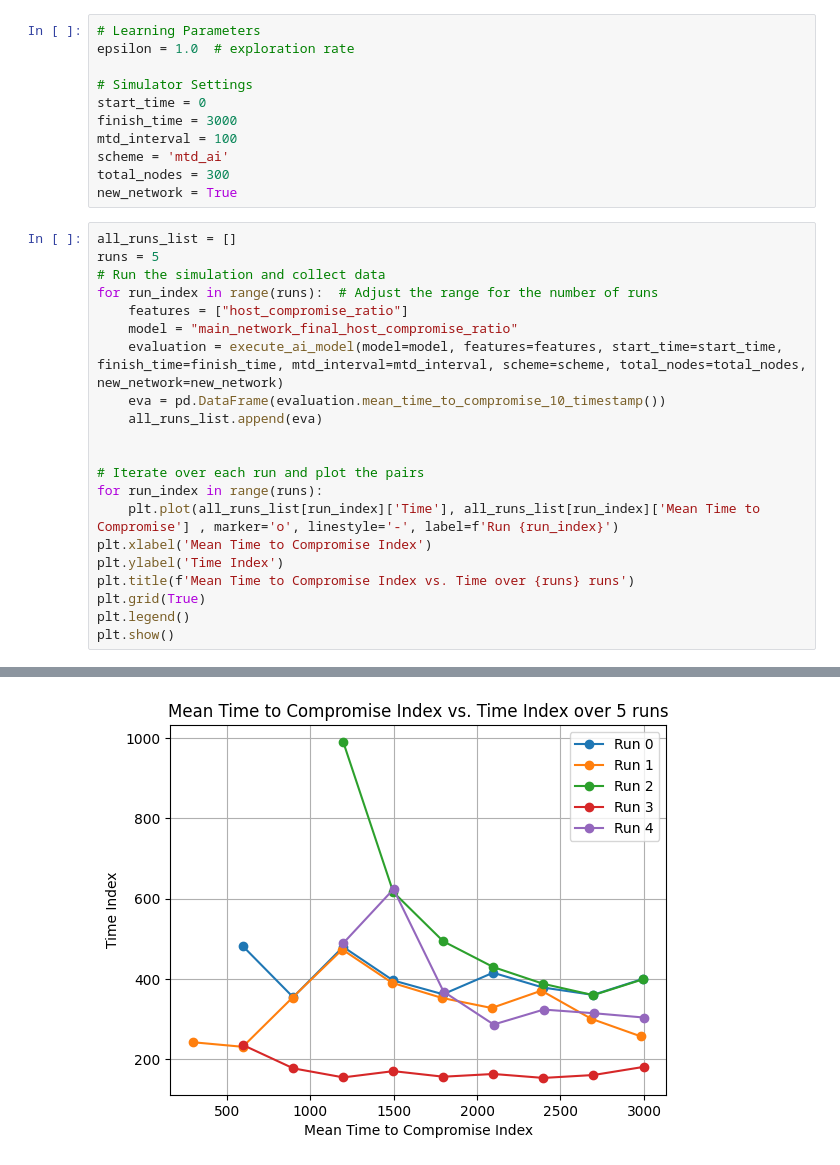
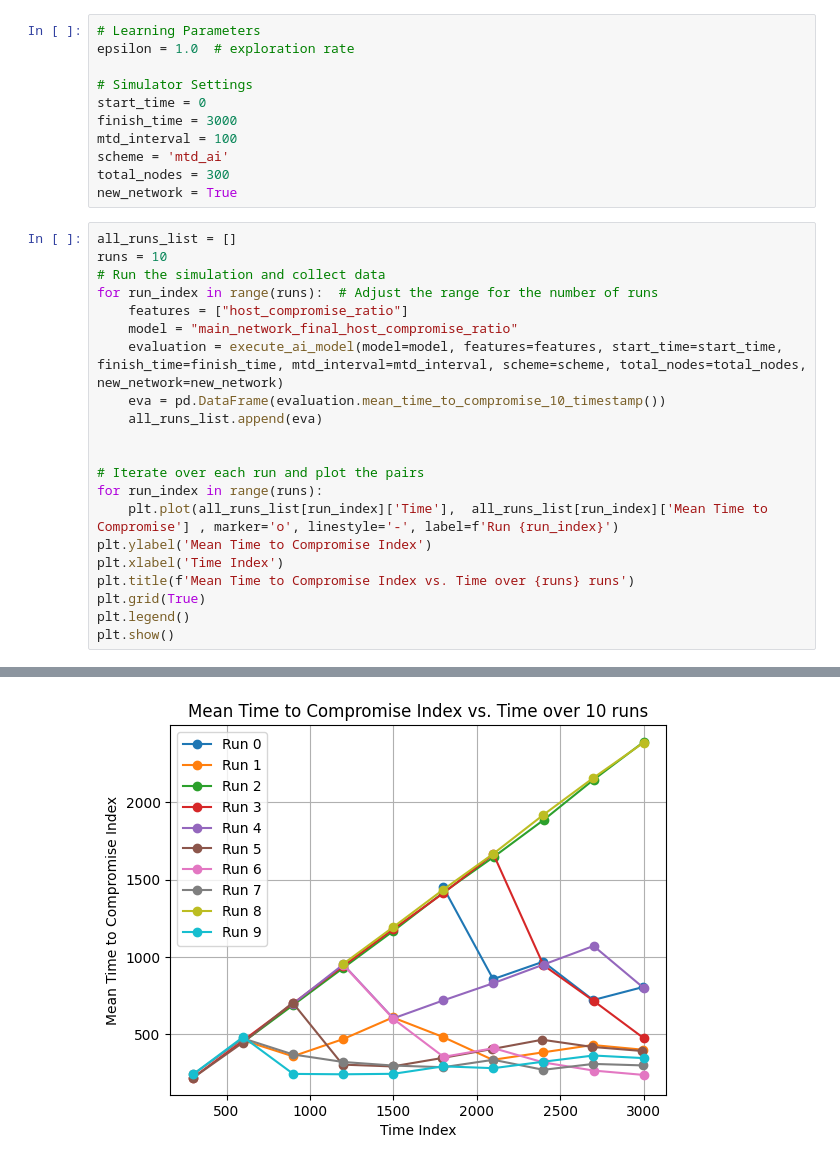
Before and after one commit to MoeBuTa/MTDSim, a Jupyter notebook: experiments/plot_metrics.ipynb, the cells around one changed output, grey strips where cells are left out. Drawn from its saved outputs; the diff is of its cells as text.

```diff
--- a/experiments/plot_metrics.ipynb
+++ b/experiments/plot_metrics.ipynb
@@ -40,7 +40,7 @@ total_nodes = 300
 new_network = True
 # %%
 all_runs_list = []
-runs = 5
+runs = 10
 # Run the simulation and collect data
 for run_index in range(runs):  # Adjust the range for the number of runs
     features = ["host_compromise_ratio"]
@@ -52,9 +52,9 @@ for run_index in range(runs):  # Adjust the range for the number of runs
 
 # Iterate over each run and plot the pairs
 for run_index in range(runs):
-    plt.plot(all_runs_list[run_index]['Time'], all_runs_list[run_index]['Mean Time to Compromise'] , marker='o', linestyle='-', label=f'Run {run_index}')
-plt.xlabel('Mean Time to Compromise Index')
-plt.ylabel('Time Index')
+    plt.plot(all_runs_list[run_index]['Time'],  all_runs_list[run_index]['Mean Time to Compromise'] , marker='o', linestyle='-', label=f'Run {run_index}')
+plt.ylabel('Mean Time to Compromise Index')
+plt.xlabel('Time Index')
 plt.title(f'Mean Time to Compromise Index vs. Time over {runs} runs')
 plt.grid(True)
 plt.legend()
@@ -80,3 +80,3 @@ MTD: Interrupted EXPLOIT_VULN at 2931.9s!
-[figure, old version]
+[figure, new version]
 # %%
 all_runs_list = []
```
Also changed, not shown: parts of 3 cells of this notebook, 10 other files.
